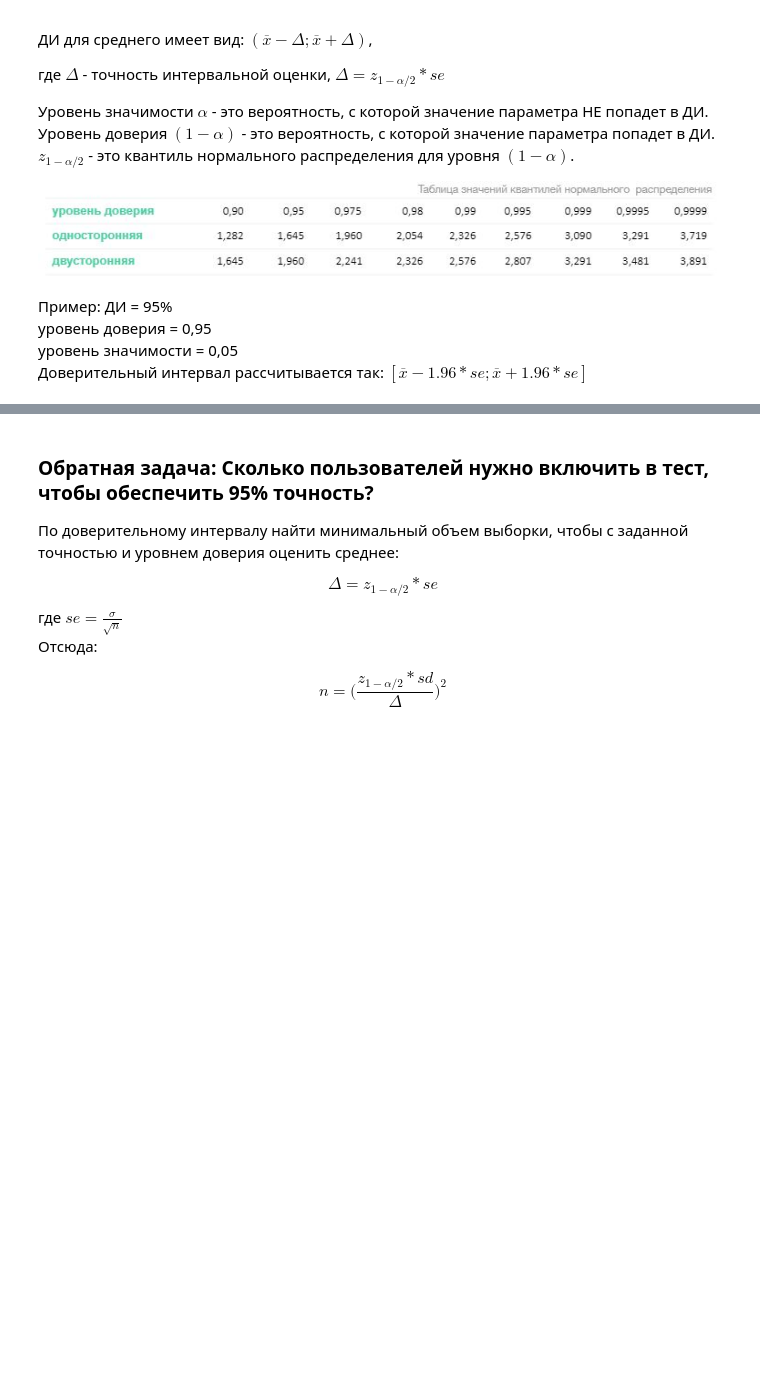
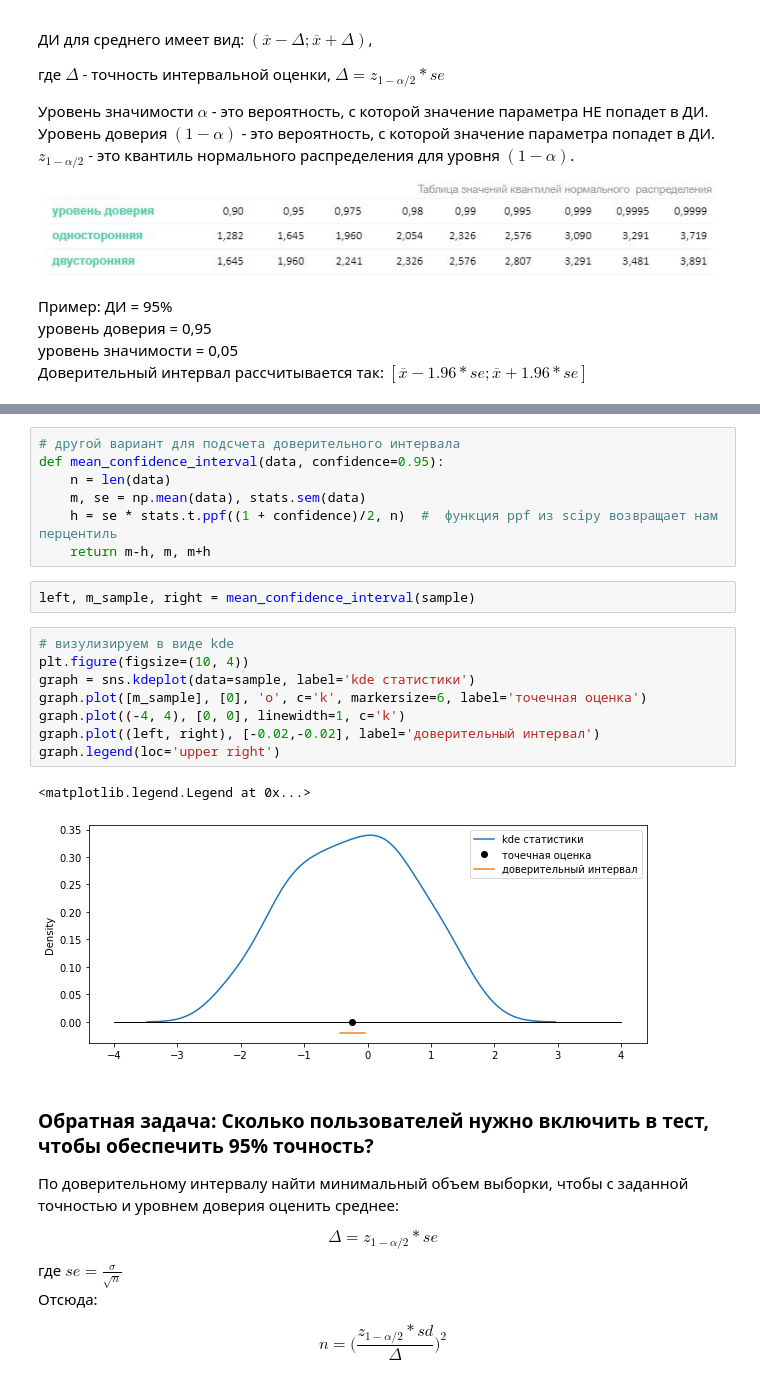
Before and after one commit to iaidarf/DS_tutorials, a Jupyter notebook: notebooks/bootstrap.ipynb, the cells around one changed output, grey strips where cells are left out. Drawn from its saved outputs; the diff is of its cells as text; blank space fills up the shorter version.

```diff
--- a/notebooks/bootstrap.ipynb
+++ b/notebooks/bootstrap.ipynb
@@ -207,3 +208,23 @@ graph.legend(loc='upper right')
+# %%
+# другой вариант для подсчета доверительного интервала
+def mean_confidence_interval(data, confidence=0.95):
+    n = len(data)
+    m, se = np.mean(data), stats.sem(data)
+    h = se * stats.t.ppf((1 + confidence)/2, n)  #  функция ppf из scipy возвращает нам перцентиль
+    return m-h, m, m+h
+# %%
+left, m_sample, right = mean_confidence_interval(sample)
+# %%
+# визулизируем в виде kde
+plt.figure(figsize=(10, 4))
+graph = sns.kdeplot(data=sample, label='kde статистики')
+graph.plot([m_sample], [0], 'o', c='k', markersize=6, label='точечная оценка')
+graph.plot((-4, 4), [0, 0], linewidth=1, c='k')
+graph.plot((left, right), [-0.02,-0.02], label='доверительный интервал')
+graph.legend(loc='upper right')
+# %% [output]
+<matplotlib.legend.Legend at 0x...>
+[figure, added]
 # %% [markdown]
 ### Обратная задача: Сколько пользователей нужно включить в тест,  чтобы обеспечить 95% точность?
 По доверительному интервалу найти минимальный объем выборки, чтобы с заданной точностью и уровнем доверия оценить среднее:
```
Also changed, not shown: parts of 7 cells of this notebook, 2 other files.
